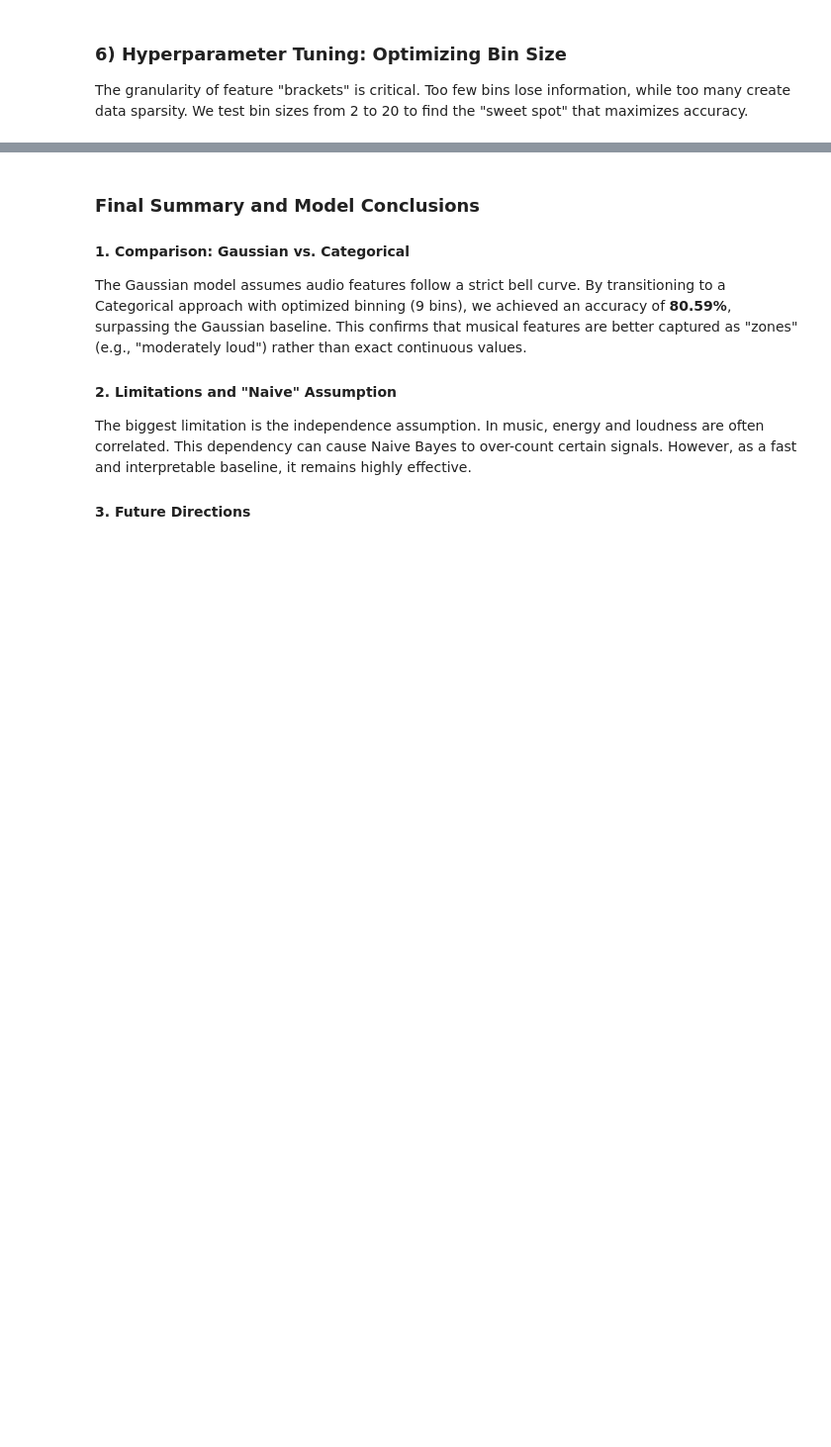
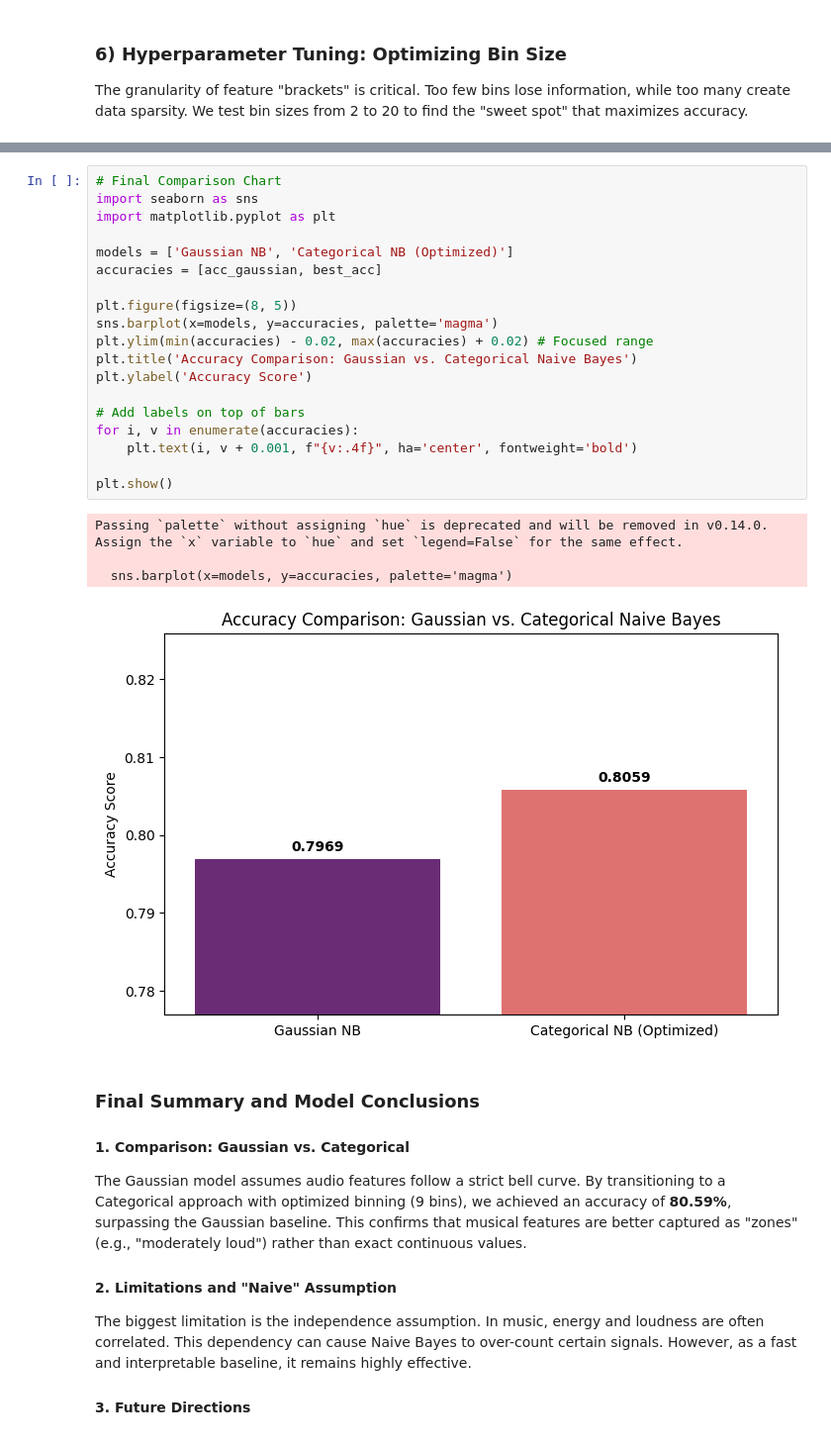
Before and after one commit to priedeler/T06_MusikPopularity, a Jupyter notebook: 02_Models/Naive_Bayes/Naive_Bayes.ipynb, the cells around one changed output, grey strips where cells are left out. Shown at 99% size. Cells and saved outputs as stored; diff of their text form; blank space fills up the shorter version.

Commit message:
added chart

```diff
--- a/02_Models/Naive_Bayes/Naive_Bayes.ipynb
+++ b/02_Models/Naive_Bayes/Naive_Bayes.ipynb
@@ -290,3 +284,27 @@ Best Accuracy: 0.8059 with 9 bins
+# %%
+# Final Comparison Chart
+import seaborn as sns
+import matplotlib.pyplot as plt
+
+models = ['Gaussian NB', 'Categorical NB (Optimized)']
+accuracies = [acc_gaussian, best_acc]
+
+plt.figure(figsize=(8, 5))
+sns.barplot(x=models, y=accuracies, palette='magma')
+plt.ylim(min(accuracies) - 0.02, max(accuracies) + 0.02) # Focused range
+plt.title('Accuracy Comparison: Gaussian vs. Categorical Naive Bayes')
+plt.ylabel('Accuracy Score')
+
+# Add labels on top of bars
+for i, v in enumerate(accuracies):
+    plt.text(i, v + 0.001, f"{v:.4f}", ha='center', fontweight='bold')
+
+plt.show()
+# %% [output]
+Passing `palette` without assigning `hue` is deprecated and will be removed in v0.14.0. Assign the `x` variable to `hue` and set `legend=False` for the same effect.
+
+  sns.barplot(x=models, y=accuracies, palette='magma')
+[figure, added]
 # %% [markdown]
 ### Final Summary and Model Conclusions
 
```
Also changed, not shown: parts of 4 cells of this notebook.
